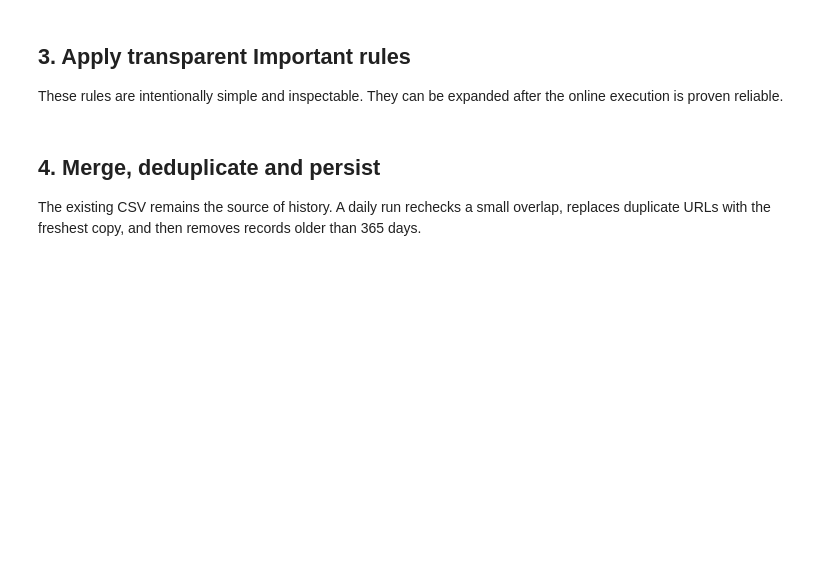
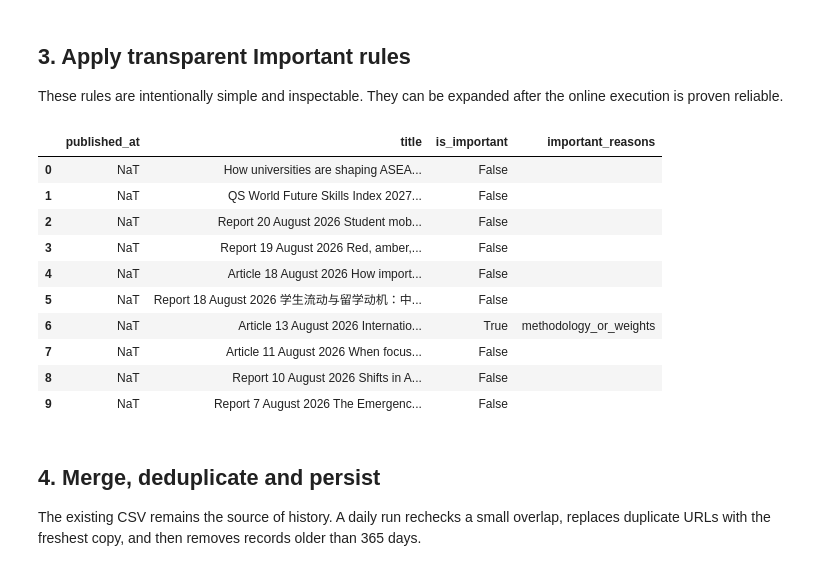
Before and after one commit to olgagaffarova/ESMT_newsflow, a Jupyter notebook: ESMT_Rankings_Intelligence_Cron_Test.ipynb, the cells around one changed output. Drawn from its saved outputs; the diff is of its cells as text; code cells hidden in the pictures; blank space fills up the shorter version.

```diff
--- a/ESMT_Rankings_Intelligence_Cron_Test.ipynb
+++ b/ESMT_Rankings_Intelligence_Cron_Test.ipynb
@@ -181,37 +461,53 @@ if collection_error:
 These rules are intentionally simple and inspectable. They can be expanded after the online execution is proven reliable.
 # %%
 IMPORTANT_RULES = {
-    "ranking_release": re.compile(r"\b(?:ranking|rankings|ranked|league table|top\s+\d+)\b", re.I),
-    "methodology_or_weights": re.compile(r"\b(?:methodology|indicator|metric|weight|weighting|formula)\w*\b", re.I),
-    "eligibility_or_deadline": re.compile(r"\b(?:eligibility|eligible|participation|submission|deadline|calendar)\b", re.I),
+    "ranking_release": re.compile(r"\b(?:ranking|rankings|ranked|top\s+\d+)\b", re.I),
+    "methodology_or_weights": re.compile(
+        r"\b(?:ranking\s+methodology|methodology\s+and\s+weights|academic\s+reputation|employer\s+reputation|citations?\s+per\s+faculty|faculty[\s-]+student\s+ratio|international\s+faculty|international\s+students?|international\s+research\s+network|employment\s+outcomes?|sustainability\s+score|overall\s+score|indicator\s+weights?|metric\s+weights?|weighting\s+criteria|weighting\s+methodology|percentage\s+weights?|score\s+weights?|ranking\s+criteria)\b",
+        re.I,
+    ),
+    "eligibility_or_deadline": re.compile(r"\b(?:eligibility|eligible|participation|submission|deadline)\b", re.I),
     "accreditation": re.compile(r"\b(?:accreditation|accredited|reaccredited|AACSB|AMBA|EQUIS|ZEvA)\b", re.I),
+    "germany_or_DE": re.compile(r"\b(?:germany|de|german|deutschland)\b", re.I),
 }
 ESMT_PATTERN = re.compile(
     r"\b(?:ESMT(?:\s+Berlin)?|European\s+School\s+of\s+Management\s+(?:and|&)\s+Technology)\b",
     re.I,
 )
 
 
 def important_reasons(text):
     reasons = [name for name, pattern in IMPORTANT_RULES.items() if pattern.search(text)]
     if ESMT_PATTERN.search(text):
         reasons.insert(0, "esmt_mention")
     return reasons
 
 
 new_frame = pd.DataFrame(live_records)
 if not new_frame.empty:
     searchable = new_frame[["title", "excerpt"]].fillna("").agg(" ".join, axis=1)
     reason_lists = searchable.map(important_reasons)
     new_frame["important_reasons"] = reason_lists.map(lambda values: " | ".join(values))
     new_frame["is_important"] = reason_lists.map(bool)
 else:
     new_frame = pd.DataFrame(columns=[
         "article_id", "source_id", "publisher", "source_group", "title", "excerpt",
         "url", "published_at", "collected_at", "important_reasons", "is_important",
     ])
 
 display(new_frame[["published_at", "title", "is_important", "important_reasons"]].head(10))
+# %% [output]
+|  | published_at | title | is_important | important_reasons |
+| 0 | NaT | How universities are shaping ASEA... | False |  |
+| 1 | NaT | QS World Future Skills Index 2027... | False |  |
+| 2 | NaT | Report 20 August 2026 Student mob... | False |  |
+| 3 | NaT | Report 19 August 2026 Red, amber,... | False |  |
+| 4 | NaT | Article 18 August 2026 How import... | False |  |
+| 5 | NaT | Report 18 August 2026 学生流动与留学动机：中... | False |  |
+| 6 | NaT | Article 13 August 2026 Internatio... | True | methodology_or_weights |
+| 7 | NaT | Article 11 August 2026 When focus... | False |  |
+| 8 | NaT | Report 10 August 2026 Shifts in A... | False |  |
+| 9 | NaT | Report 7 August 2026 The Emergenc... | False |  |
 # %% [markdown]
 ## 4. Merge, deduplicate and persist
 
```
Also changed, not shown: parts of 6 cells of this notebook, 4 other files.
